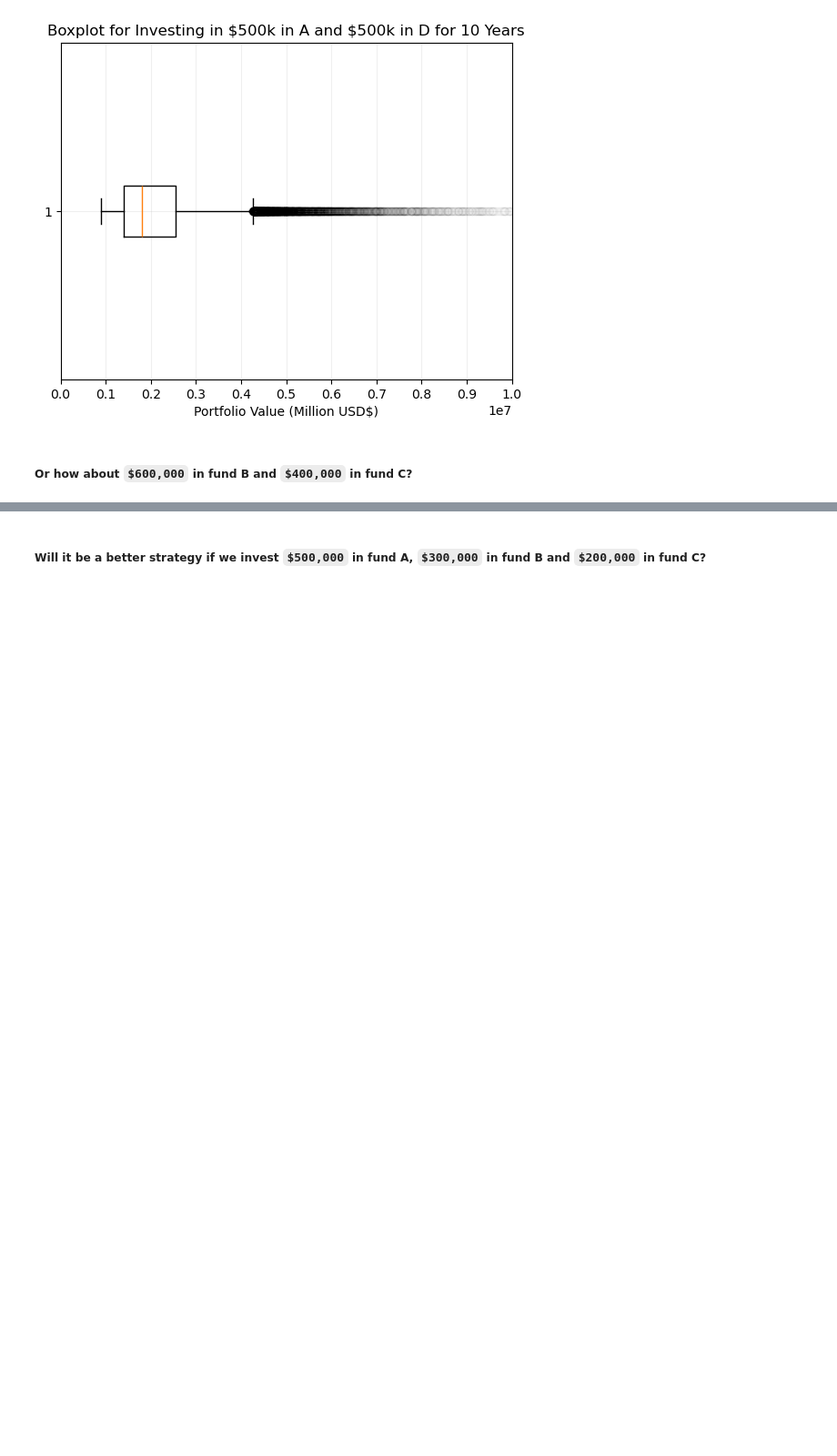
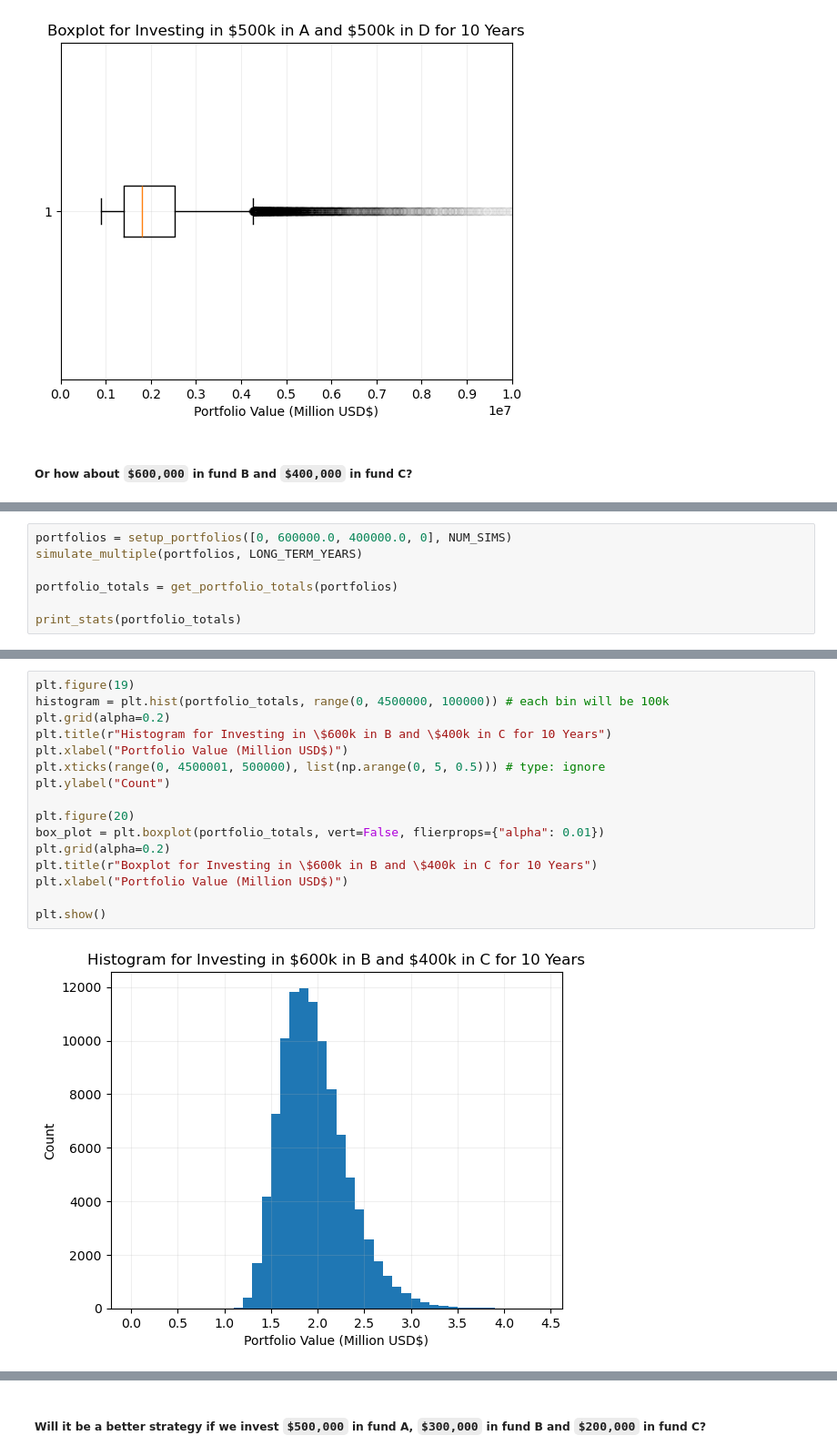
Before and after one commit to myin27/OR442-Term-Project, a Jupyter notebook: project.ipynb, the cells around one changed output, grey strips where cells are left out. Shown at 91% size. Saved outputs shown, nothing was run; the diff lists cells and outputs as text; blank space fills up the shorter version.

```diff
--- a/project.ipynb
+++ b/project.ipynb
@@ -503,0 +544,7 @@ plt.show()
+# %%
+portfolios = setup_portfolios([0, 600000.0, 400000.0, 0], NUM_SIMS)
+simulate_multiple(portfolios, LONG_TERM_YEARS)
+
+portfolio_totals = get_portfolio_totals(portfolios)
+
+print_stats(portfolio_totals)
@@ -503,0 +562,18 @@ plt.show()
+# %%
+plt.figure(19)
+histogram = plt.hist(portfolio_totals, range(0, 4500000, 100000)) # each bin will be 100k
+plt.grid(alpha=0.2)
+plt.title(r"Histogram for Investing in \$600k in B and \$400k in C for 10 Years")
+plt.xlabel("Portfolio Value (Million USD$)")
+plt.xticks(range(0, 4500001, 500000), list(np.arange(0, 5, 0.5))) # type: ignore
+plt.ylabel("Count")
+
+plt.figure(20)
+box_plot = plt.boxplot(portfolio_totals, vert=False, flierprops={"alpha": 0.01})
+plt.grid(alpha=0.2)
+plt.title(r"Boxplot for Investing in \$600k in B and \$400k in C for 10 Years")
+plt.xlabel("Portfolio Value (Million USD$)")
+
+plt.show()
+# %% [output]
+[figure, added]
```
Also changed, not shown: parts of 17 cells of this notebook.
